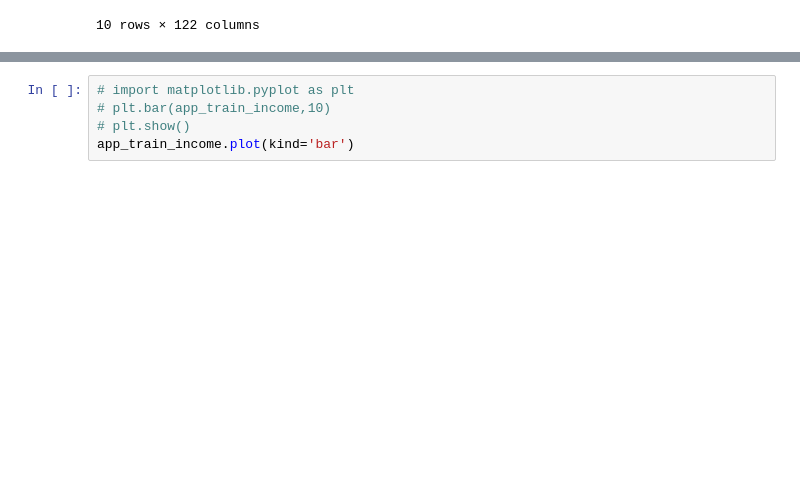
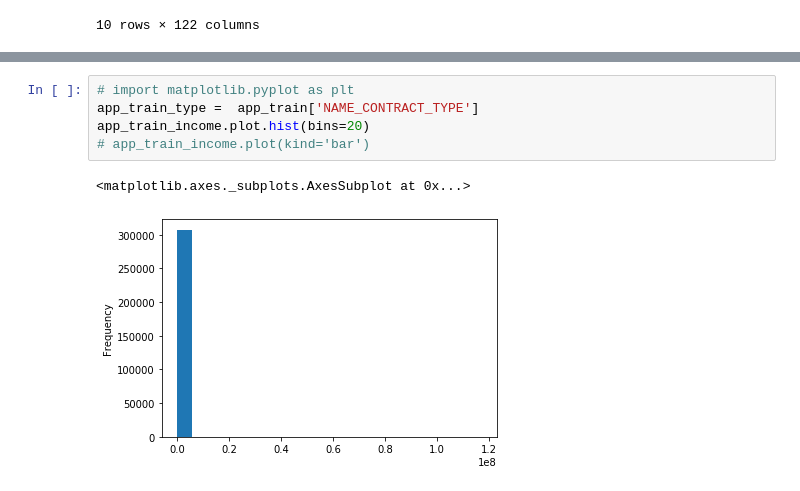
Before and after one commit to kassy75035/4th-ML100Days, a Jupyter notebook: Homework/Day_008_HW.ipynb, the cells around one changed output, grey strips where cells are left out. Drawn from its saved outputs; the diff is of its cells as text; blank space fills up the shorter version.

```diff
--- a/Homework/Day_008_HW.ipynb
+++ b/Homework/Day_008_HW.ipynb
@@ -55,5 +66,8 @@ print(app_mean, app_std)
 # %%
 # import matplotlib.pyplot as plt
-# plt.bar(app_train_income,10)
-# plt.show()
-app_train_income.plot(kind='bar')
+app_train_type =  app_train['NAME_CONTRACT_TYPE']
+app_train_income.plot.hist(bins=20)
+# app_train_income.plot(kind='bar')
+# %% [output]
+<matplotlib.axes._subplots.AxesSubplot at 0x...>
+[figure, added]
```
Also changed, not shown: parts of 4 cells of this notebook.
